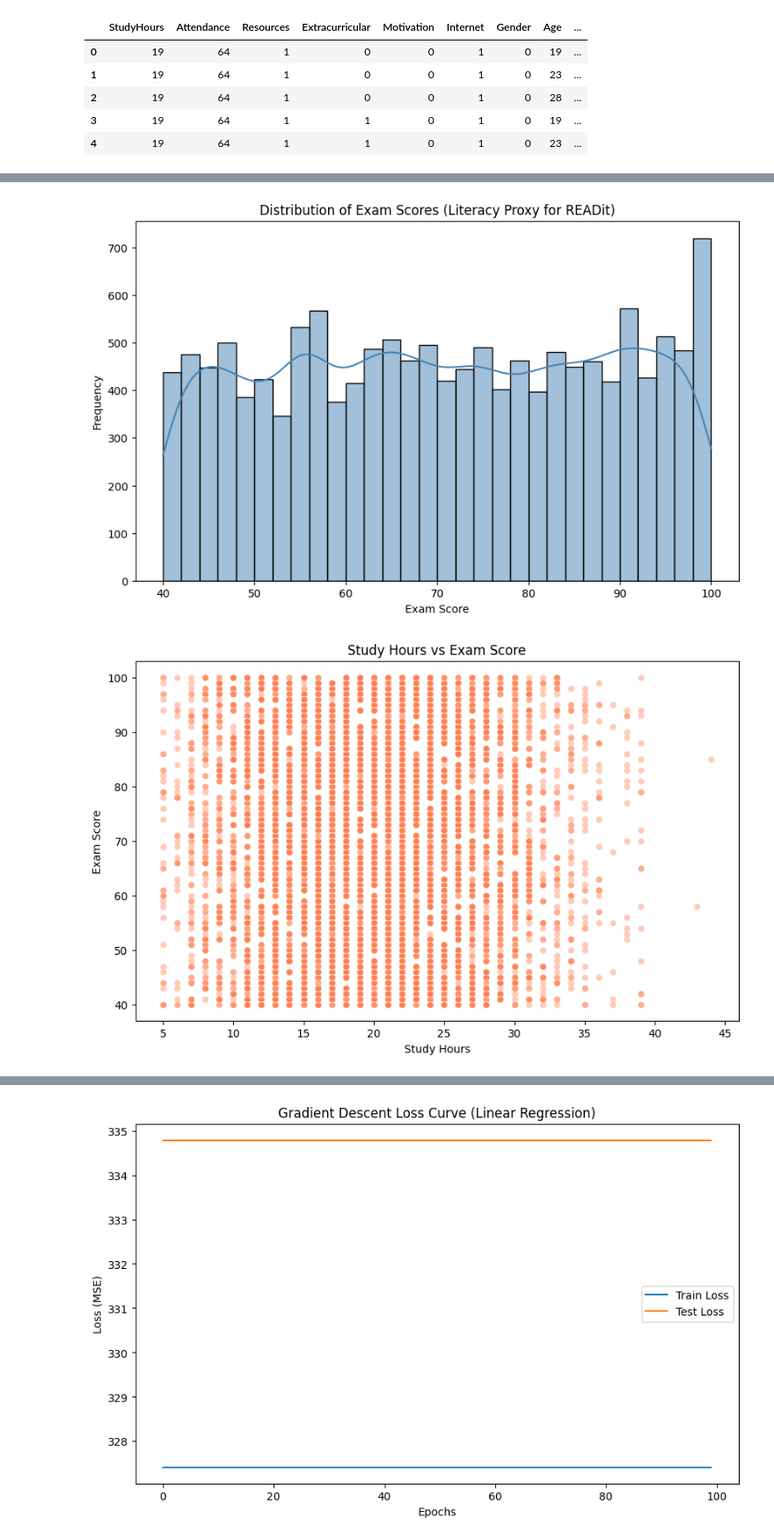
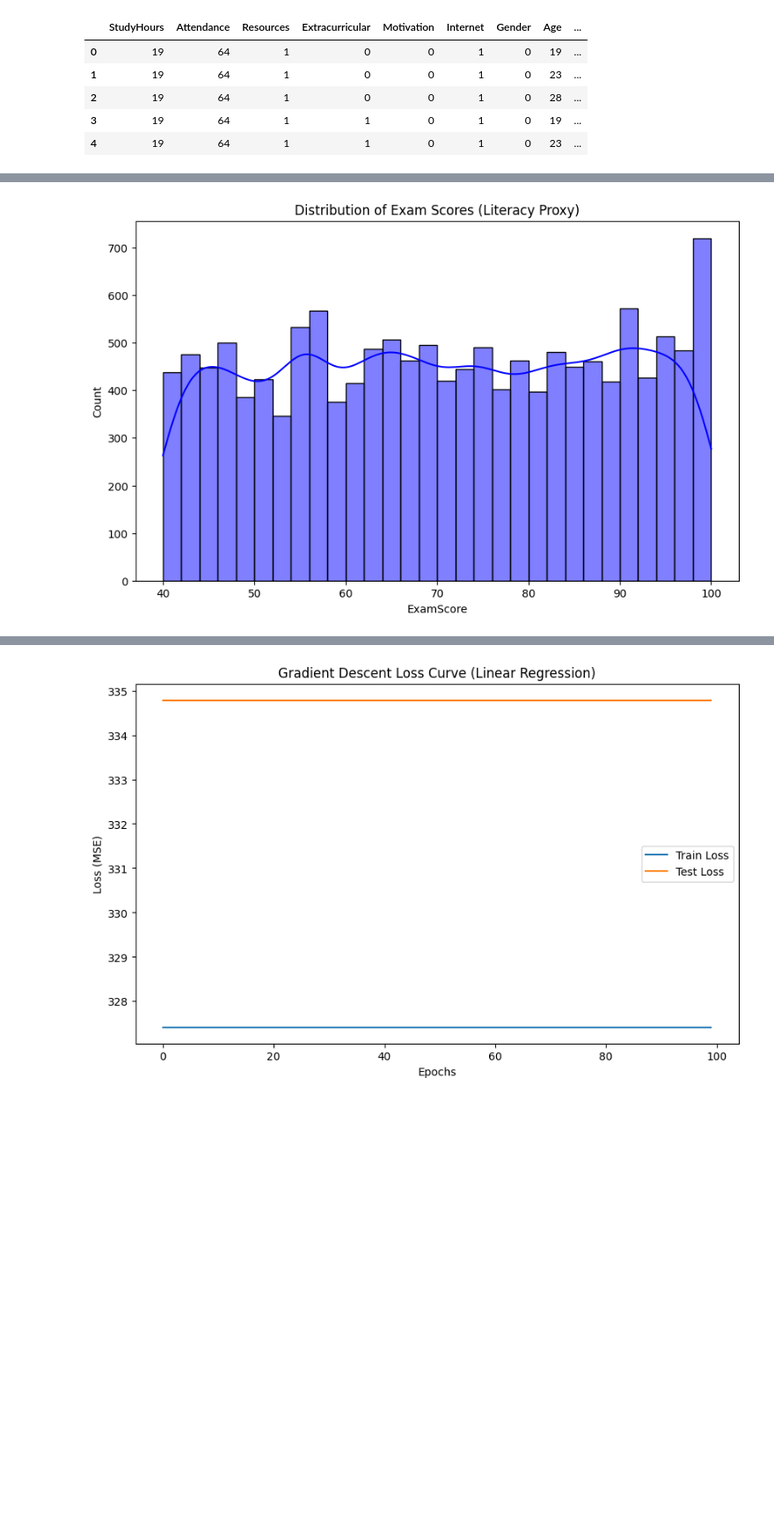
Before and after one commit to ksheilla/linear_regression_model, a Jupyter notebook: summative/linear_regression/Summative_task_1.ipynb, the cells around one changed output, grey strips where cells are left out. Shown: that part at 88% size. Cells and saved outputs as stored; diff of their text form; code cells hidden in the pictures; blank space fills up the shorter version.

```diff
--- a/summative/linear_regression/Summative_task_1.ipynb
+++ b/summative/linear_regression/Summative_task_1.ipynb
@@ -60,21 +52,8 @@ plt.show()
 # %%
-# Visualization 2: Distribution of Exam Scores
+# Visualization 2: Distribution of Target Variable
 plt.figure(figsize=(10, 6))
-sns.histplot(df['ExamScore'], bins=30, kde=True, color='steelblue')
-plt.title('Distribution of Exam Scores (Literacy Proxy for READit)')
-plt.xlabel('Exam Score')
-plt.ylabel('Frequency')
+sns.histplot(df['ExamScore'], bins=30, kde=True, color='blue')
+plt.title('Distribution of Exam Scores (Literacy Proxy)')
 plt.savefig('exam_score_distribution.png')
-plt.show()
-
-# Visualization 3: Study Hours vs Exam Score (scatter)
-plt.figure(figsize=(10, 6))
-sns.scatterplot(data=df, x='StudyHours', y='ExamScore', alpha=0.4, color='coral')
-plt.title('Study Hours vs Exam Score')
-plt.xlabel('Study Hours')
-plt.ylabel('Exam Score')
-plt.savefig('studyhours_vs_score.png')
-plt.show()
 # %% [output]
-[figure, old version]
+[figure, new version]
-[figure, removed]
```
Also changed, not shown: parts of 12 cells of this notebook.
